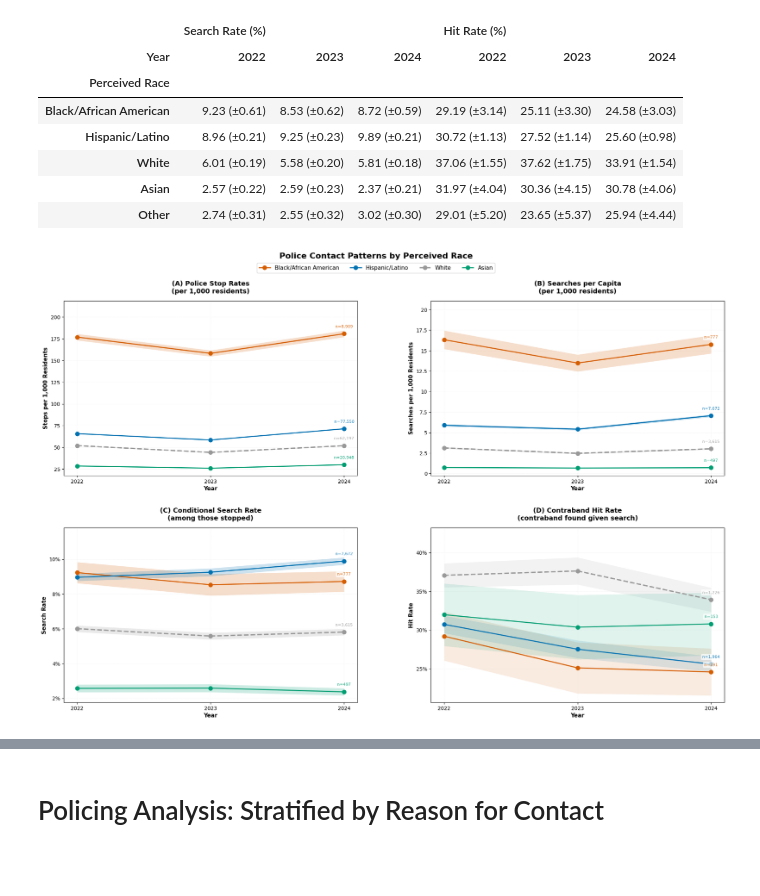
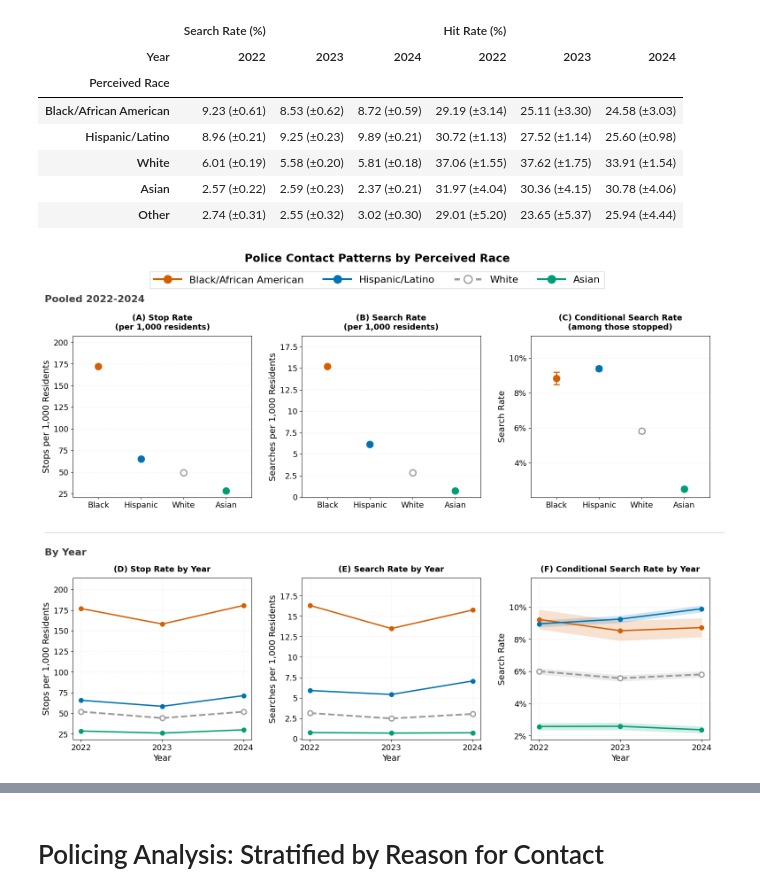
Before and after one commit to laurenbchu/honors-thesis, a Jupyter notebook: notebooks/02_analysis.ipynb, the cells around one changed output, grey strips where cells are left out. Cells and saved outputs as stored; diff of their text form; code cells hidden in the pictures; blank space fills up the shorter version.

```diff
--- a/notebooks/02_analysis.ipynb
+++ b/notebooks/02_analysis.ipynb
@@ -183,7 +181,7 @@ table2
 | Asian | 2.57 (±0.22) | 2.59 (±0.23) | 2.37 (±0.21) | 31.97 (±4.04) | 30.36 (±4.15) | 30.78 (±4.06) |
 | Other | 2.74 (±0.31) | 2.55 (±0.32) | 3.02 (±0.30) | 29.01 (±5.20) | 23.65 (±5.37) | 25.94 (±4.44) |
 # %%
-policing_figs = visualization_utils.visualize_policing(policing_analysis)
+policing_figs = visualization_utils.plot_policing_by_year(policing_analysis)
 # visualization_utils.export_figure_to_pdf(policing_figs, "policing")
 # %% [output]
-[figure, old version]
+[figure, new version]
```
Also changed, not shown: parts of 4 cells of this notebook, 11 other files.
